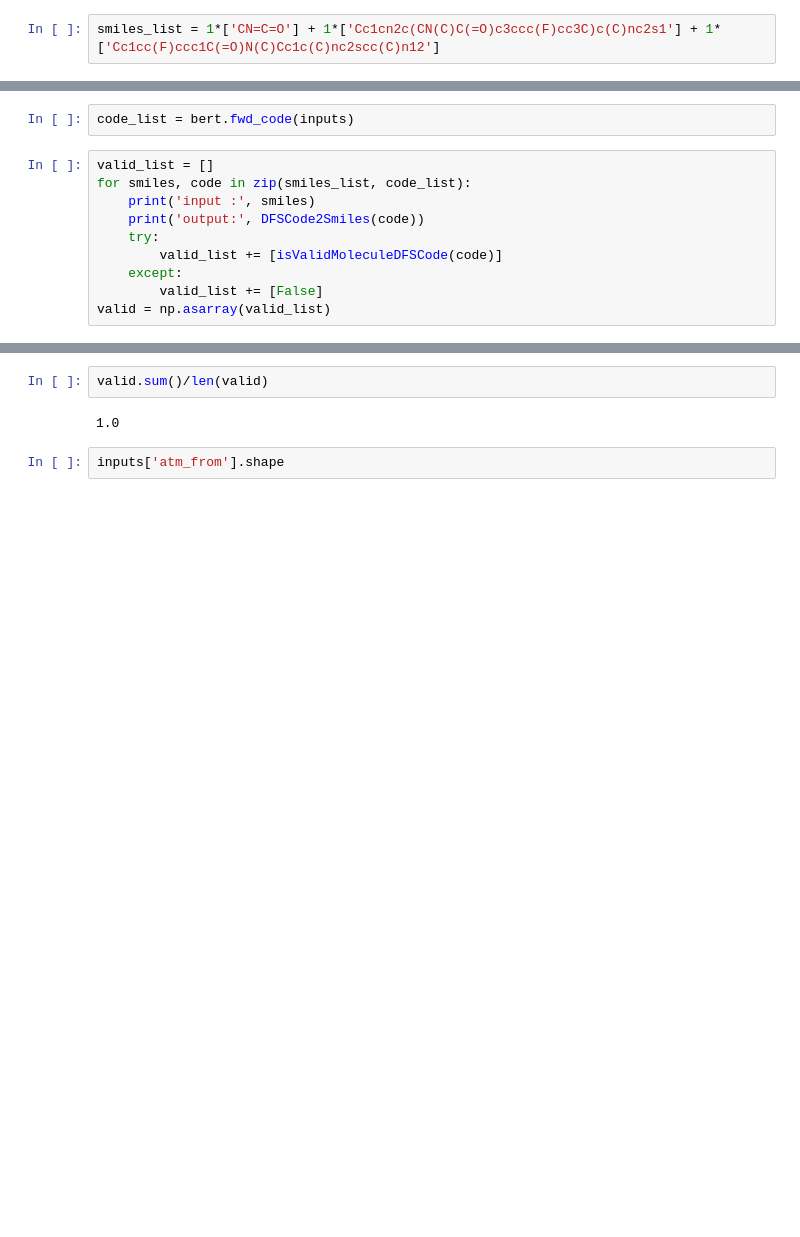
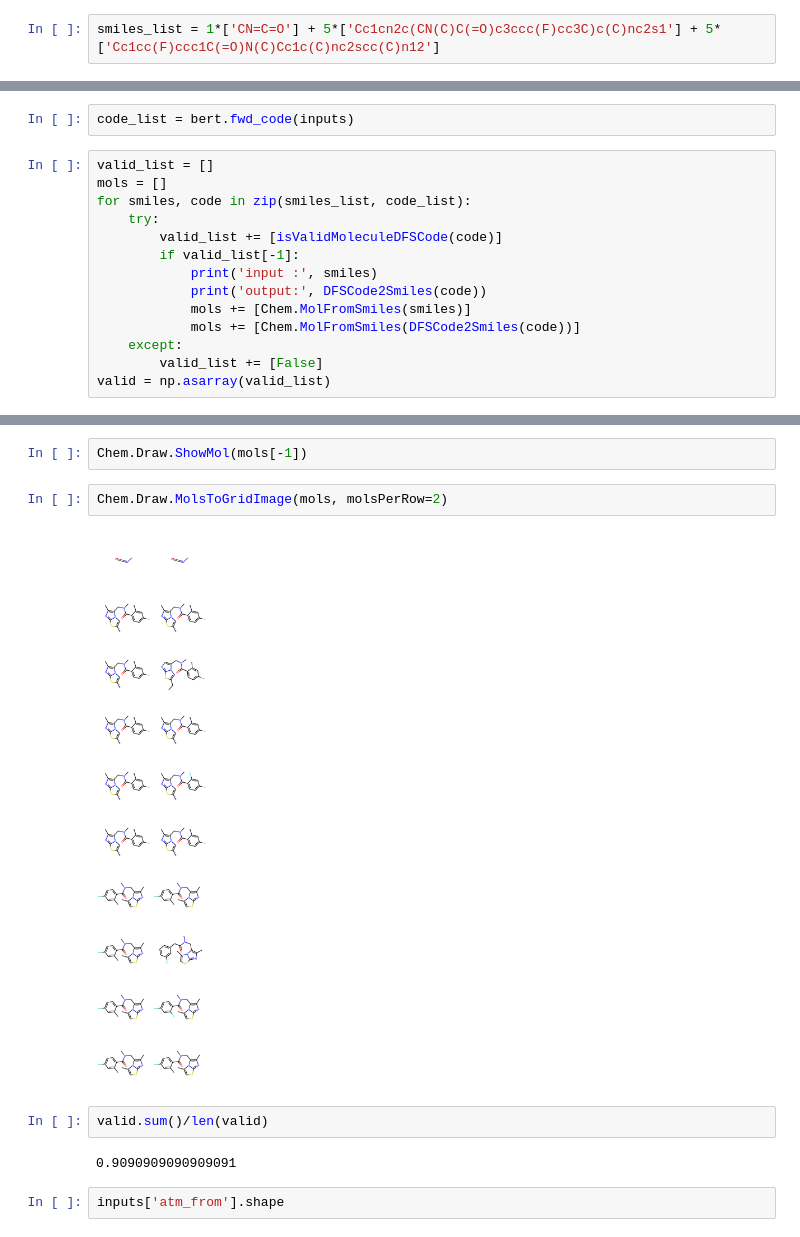
Before and after one commit to wendlerc/dfs-graph-transformer, a Jupyter notebook: notebooks/generative_modelling/Evolutionary Algorithms.ipynb, the cells around one changed output, grey strips where cells are left out. Cells and saved outputs as stored; diff of their text form; blank space fills up the shorter version.

Commit message:
nice plots
Former-commit-id: 9a65313cfa8b81bab5ec38692a7e51527297fcda

```diff
--- a/notebooks/generative_modelling/Evolutionary Algorithms.ipynb
+++ b/notebooks/generative_modelling/Evolutionary Algorithms.ipynb
@@ -28,7 +28,7 @@ if os.path.isdir("../../wandb/artifacts/%s"%pretrained_model):
 else:
     bert, cfg = load_selfattn_wandb(pretrained_model, wandb_dir="../../wandb")
 # %%
-smiles_list = 1*['CN=C=O'] + 1*['Cc1cn2c(CN(C)C(=O)c3ccc(F)cc3C)c(C)nc2s1'] + 1*['Cc1cc(F)ccc1C(=O)N(C)Cc1c(C)nc2scc(C)n12']
+smiles_list = 1*['CN=C=O'] + 5*['Cc1cn2c(CN(C)C(=O)c3ccc(F)cc3C)c(C)nc2s1'] + 5*['Cc1cc(F)ccc1C(=O)N(C)Cc1c(C)nc2scc(C)n12']
 # %%
 dlist = []
 for smiles in smiles_list:
@@ -46,11 +46,15 @@ torch.Size([25, 3, 118])
 code_list = bert.fwd_code(inputs)
 # %%
 valid_list = []
+mols = []
 for smiles, code in zip(smiles_list, code_list):
-    print('input :', smiles)
-    print('output:', DFSCode2Smiles(code))
     try:
         valid_list += [isValidMoleculeDFSCode(code)]
+        if valid_list[-1]:
+            print('input :', smiles)
+            print('output:', DFSCode2Smiles(code))
+            mols += [Chem.MolFromSmiles(smiles)]
+            mols += [Chem.MolFromSmiles(DFSCode2Smiles(code))]
     except:
         valid_list += [False]
 valid = np.asarray(valid_list)
@@ -64,7 +79,13 @@ output: Cc1cn2c(C)c(CN(C)C(=O)c3ccc(F)cc3C)sc2n1
+# %%
+Chem.Draw.ShowMol(mols[-1])
+# %%
+Chem.Draw.MolsToGridImage(mols, molsPerRow=2)
+# %% [output]
+[figure, added]
 # %%
 valid.sum()/len(valid)
 # %% [output]
-1.0
+0.9090909090909091
 # %%
 inputs['atm_from'].shape
 # %% [output]
```
Also changed, not shown: parts of 3 cells of this notebook.
